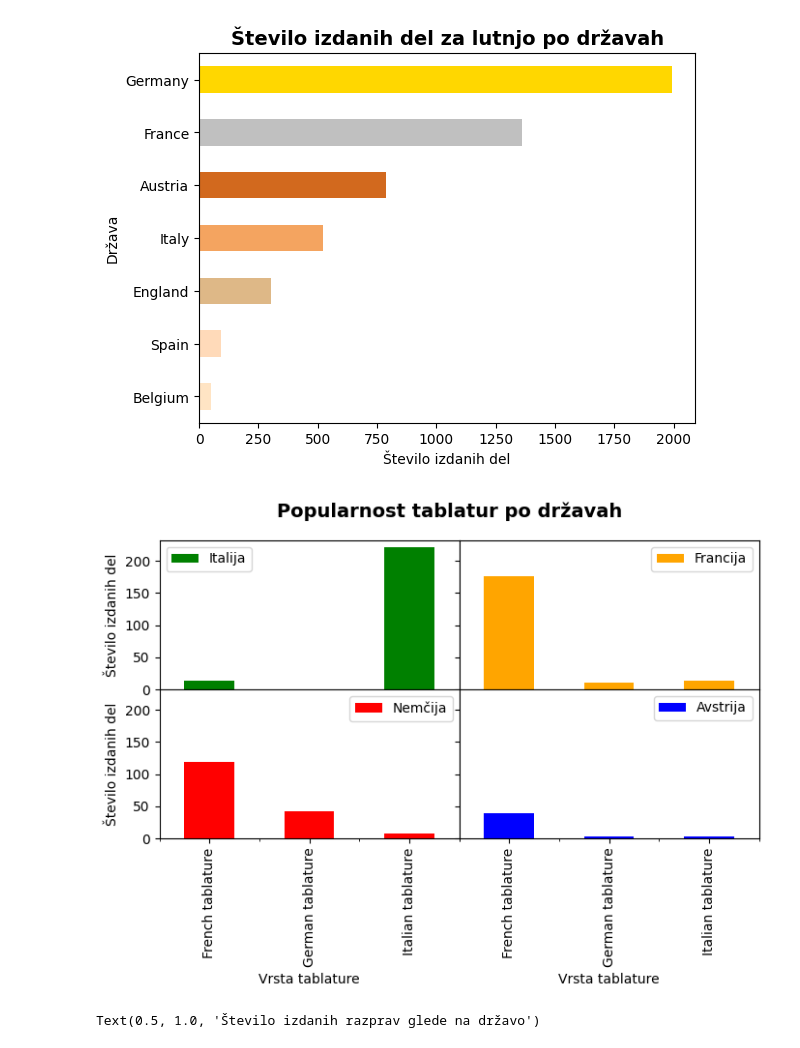
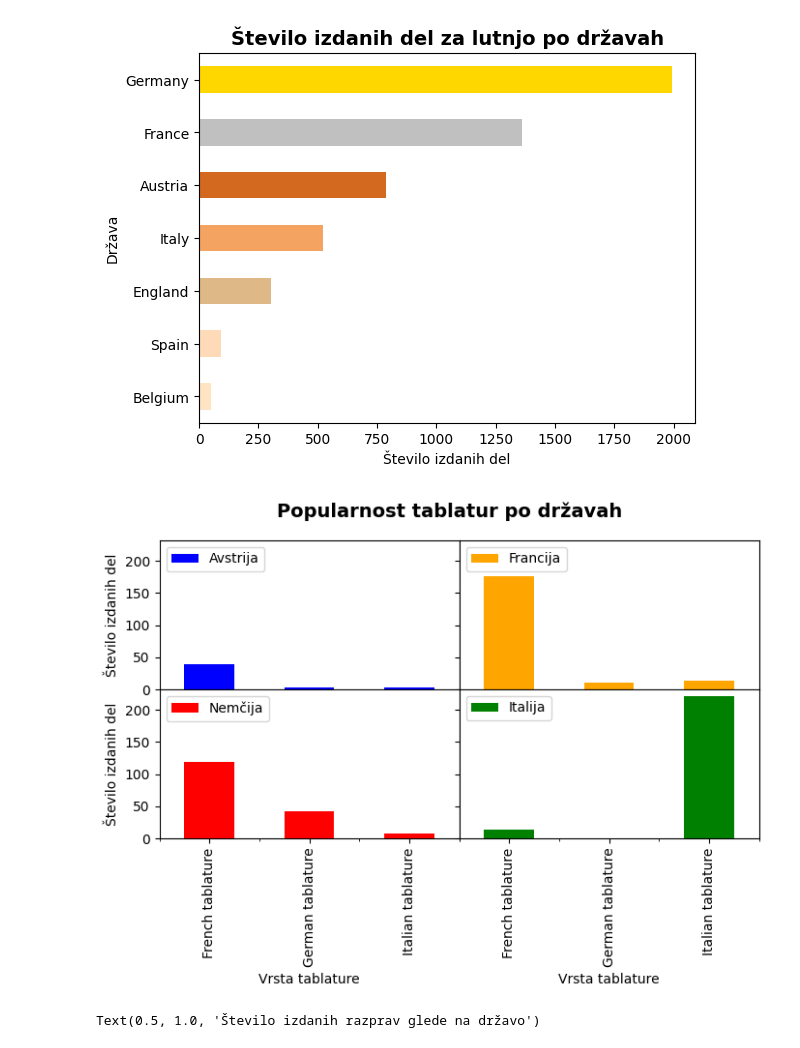
Before and after one commit to matijaskrt/uvp-seminarska-naloga, a Jupyter notebook: analiza.ipynb, the cells around one changed output. Cells and saved outputs as stored; diff of their text form; code cells hidden in the pictures.

```diff
--- a/analiza.ipynb
+++ b/analiza.ipynb
@@ -36,30 +36,34 @@ Text(0.5, 1.0, 'Število izdanih del za lutnjo po državah')
 # %%
 fig = plt.figure(figsize = (8, 4),)
 gs = fig.add_gridspec(2, 2, hspace=0, wspace=0)
 axes= gs.subplots(sharex= True, sharey= True)
 
 for ax in axes.flat:
     ax.set(ylabel= "Število izdanih del")
 
 avstrija_tablatura = podatki[(podatki.DRŽAVA == "Austria") & (podatki.TABLATURA.isin([
     "French tablature", "Italian tablature", "German tablature"]))
-    ].groupby("TABLATURA").size().plot.bar(ax=axes[1, 1], color= "blue", label = "Avstrija", legend = True)
+    ].groupby("TABLATURA").size().plot.bar(ax=axes[0, 0], color= "blue", label = "Avstrija", legend = True)
 nemčija_tablatura = podatki[(podatki.DRŽAVA == "Germany") & (podatki.TABLATURA.isin([
     "French tablature", "Italian tablature", "German tablature"]))
     ].groupby("TABLATURA").size().plot.bar(ax=axes[1, 0], color="red", label = "Nemčija", legend = True)
 italija_tablatura = podatki[(podatki.DRŽAVA == "Italy") & (podatki.TABLATURA.isin([
     "French tablature", "Italian tablature", "German tablature"]))
     ].groupby("TABLATURA").size().add(pd.Series([0, 0, 0], index=[
-        'Italian tablature', 'French tablature', 'German tablature'
-        ])).plot.bar(ax=axes[0, 0], color= "green", label = "Italija", legend = True)
+        'French tablature', 'Italian tablature', 'German tablature'
+        ])).plot.bar(ax=axes[1, 1], color= "green", label = "Italija", legend = True)
 francija_tablatura = podatki[(podatki.DRŽAVA == "France") & (podatki.TABLATURA.isin([
     "French tablature", "Italian tablature", "German tablature"]))
-    ].groupby("TABLATURA").size().plot.bar(ax=axes[0, 1], color= "orange", label = "Francija", legend = True)
+    ].groupby("TABLATURA").size().plot.bar(ax=axes[0, 1], color= "orange", label = "Francija", legend=True)
+
+francija_tablatura.legend(loc="upper left")
+nemčija_tablatura.legend(loc="upper left")
+avstrija_tablatura.legend(loc="upper left")
 
 plt.suptitle("Popularnost tablatur po državah", fontsize=14, weight="bold")
 for ax in axes.flat:
     ax.set(ylabel= "Število izdanih del")
     ax.set(xlabel= "Vrsta tablature")
 # %% [output]
-[figure, old version]
+[figure, new version]
 # %%
```
Also changed, not shown: parts of 7 cells of this notebook, 2 other files.
